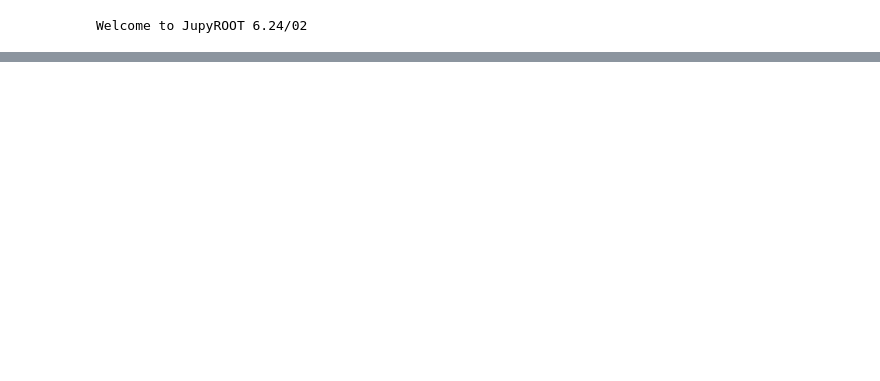
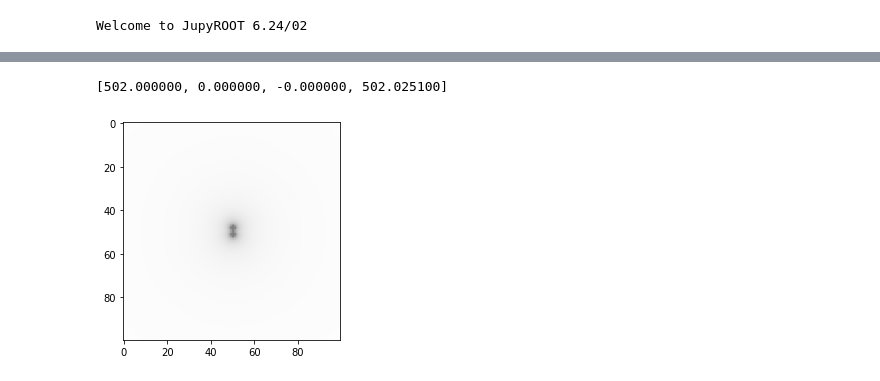
Before and after one commit to matplo/playground, a Jupyter notebook: jet_to_voronoi_image.ipynb, the cells around one changed output, grey strips where cells are left out. Saved outputs shown, nothing was run; the diff lists cells and outputs as text; code cells hidden in the pictures; blank space fills up the shorter version.

```diff
--- a/jet_to_voronoi_image.ipynb
+++ b/jet_to_voronoi_image.ipynb
@@ -227,0 +228,13 @@ for i in range(25):
+# %%
+p = fj.PseudoJet(0,0,0,0)
+psjv = fj.vectorPJ()
+p.reset_PtYPhiM(251, -0.01, 0, 0)
+psjv.push_back(p)
+p.reset_PtYPhiM(251, 0.01, 0, 0)
+psjv.push_back(p)
+j = fj.sorted_by_pt(jet_def(psjv))
+print(j[0])
+plot1, plot2 = voronoi_pixels(j[0])
+# %% [output]
+[502.000000, 0.000000, -0.000000, 502.025100]
+[figure, added]
```
Also changed, not shown: parts of 12 cells of this notebook.
